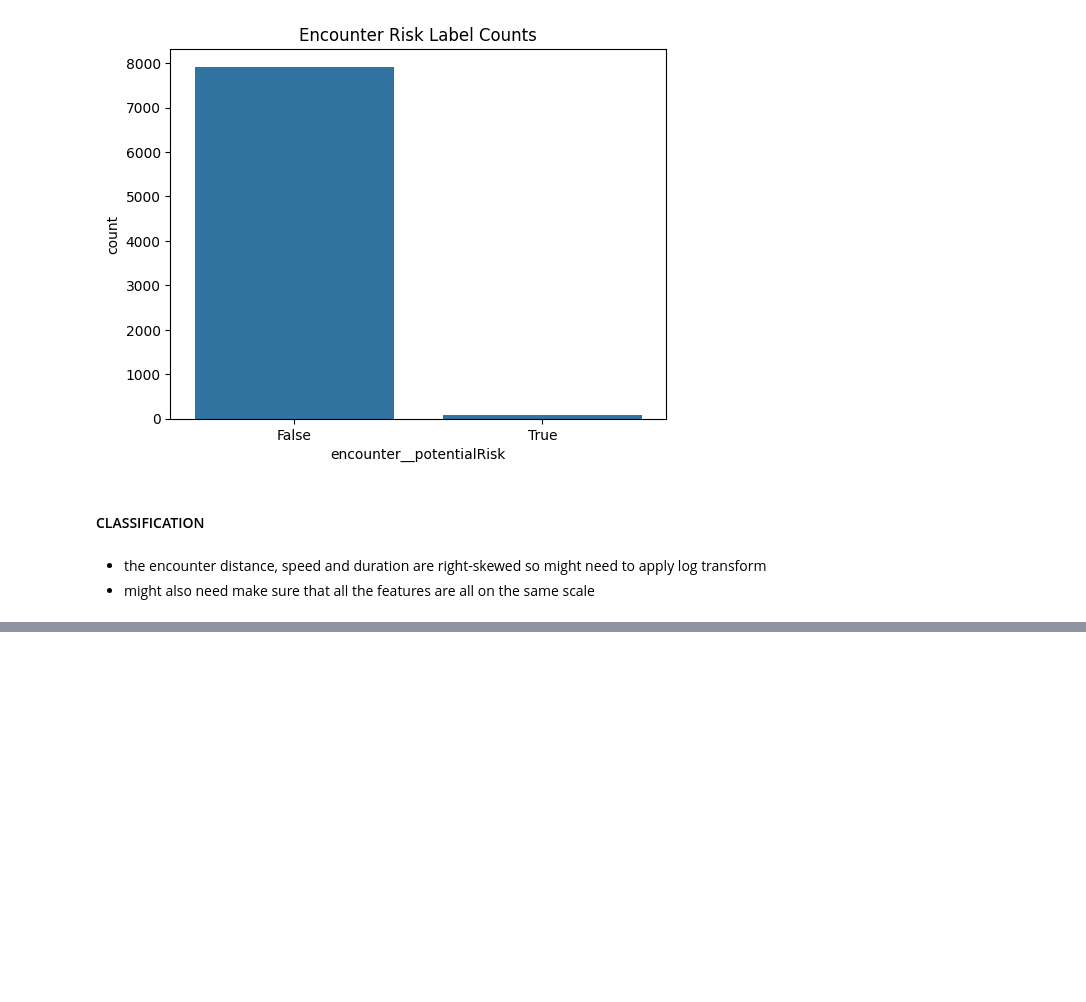
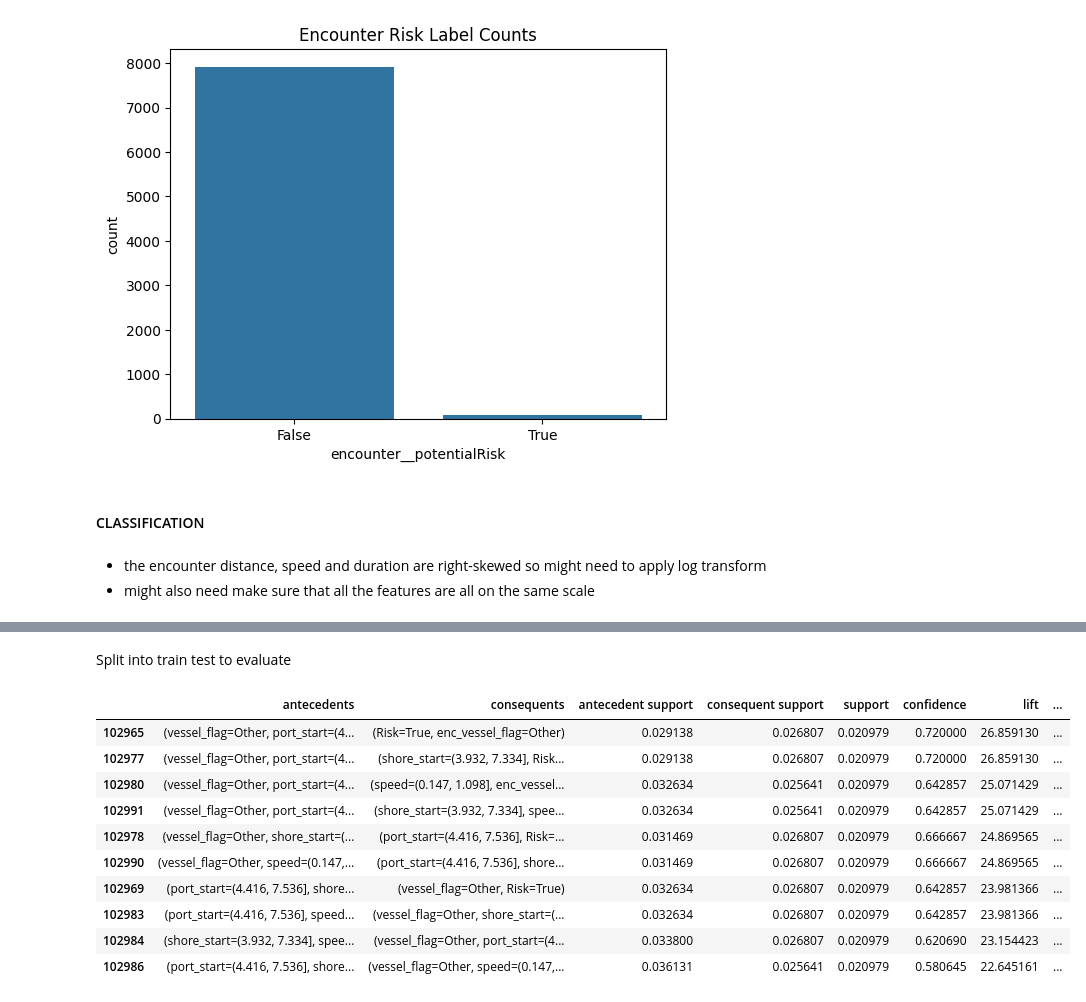
Before and after one commit to zuweii/datamining, a Jupyter notebook: collision.ipynb, the cells around one changed output, grey strips where cells are left out. Saved outputs shown, nothing was run; the diff lists cells and outputs as text; code cells hidden in the pictures; blank space fills up the shorter version.

```diff
--- a/collision.ipynb
+++ b/collision.ipynb
@@ -390,0 +352,54 @@ Saved: collision/association_rules_risk_high.csv
+# %% [markdown]
+Split into train test to evaluate
+# %%
+from sklearn.model_selection import train_test_split
+df_train, df_test = train_test_split(df, test_size=0.3, stratify=df['encounter__potentialRisk'], random_state=42)
+
+# create transactions for train/test using same itemization function
+transactions_train = df_train.apply(row_to_items, axis=1).tolist()
+transactions_test = df_test.apply(row_to_items, axis=1).tolist()
+
+te_train = TransactionEncoder()
+te_train_ary = te_train.fit(transactions_train).transform(transactions_train)
+df_train_trans = pd.DataFrame(te_train_ary, columns=te_train.columns_)
+
+te_test = TransactionEncoder()
+te_test_ary = te_test.fit(transactions_test).transform(transactions_test)  # note: ensure columns alignment is managed
+df_test_trans = pd.DataFrame(te_test_ary, columns=te_test.columns_)
+
+# For a given rule (antecedents -> 'Risk=True'), compute test confidence:
+def test_confidence(rule_antecedents, df_test_trans):
+    # rule_antecedents: frozenset of strings like {'vessel_type=Tanker', 'speed=...'}
+    antecedents = list(rule_antecedents)
+    # if any antecedent not present as column in test, confidence undefined
+    for a in antecedents:
+        if a not in df_test_trans.columns:
+            return np.nan
+    antecedent_mask = df_test_trans[antecedents].all(axis=1)
+    antecedent_count = antecedent_mask.sum()
+    if antecedent_count == 0:
+        return np.nan
+    # check Risk=True column
+    if 'Risk=True' not in df_test_trans.columns:
+        return np.nan
+    both_count = (antecedent_mask & df_test_trans['Risk=True']).sum()
+    return both_count / antecedent_count
+
+# apply to filtered_pruned
+filtered_pruned['test_confidence'] = filtered_pruned['antecedents'].apply(lambda a: test_confidence(a, df_test_trans))
+
+# sort rulws by lift, confidence, test_confidence
+filtered_pruned.sort_values(['lift','confidence','test_confidence'], ascending=[False,False,False]).reset_index(drop=True)
+filtered_pruned.head(10)
+# %% [output]
+|  | antecedents | consequents | antecedent support | consequent support | support | confidence | lift | ... |
+| 102965 | (vessel_flag=Other, port_start=(4... | (Risk=True, enc_vessel_flag=Other) | 0.029138 | 0.026807 | 0.020979 | 0.720000 | 26.859130 | ... |
+| 102977 | (vessel_flag=Other, port_start=(4... | (shore_start=(3.932, 7.334], Risk... | 0.029138 | 0.026807 | 0.020979 | 0.720000 | 26.859130 | ... |
+| 102980 | (vessel_flag=Other, port_start=(4... | (speed=(0.147, 1.098], enc_vessel... | 0.032634 | 0.025641 | 0.020979 | 0.642857 | 25.071429 | ... |
+| 102991 | (vessel_flag=Other, port_start=(4... | (shore_start=(3.932, 7.334], spee... | 0.032634 | 0.025641 | 0.020979 | 0.642857 | 25.071429 | ... |
+| 102978 | (vessel_flag=Other, shore_start=(... | (port_start=(4.416, 7.536], Risk=... | 0.031469 | 0.026807 | 0.020979 | 0.666667 | 24.869565 | ... |
+| 102990 | (vessel_flag=Other, speed=(0.147,... | (port_start=(4.416, 7.536], shore... | 0.031469 | 0.026807 | 0.020979 | 0.666667 | 24.869565 | ... |
+| 102969 | (port_start=(4.416, 7.536], shore... | (vessel_flag=Other, Risk=True) | 0.032634 | 0.026807 | 0.020979 | 0.642857 | 23.981366 | ... |
+| 102983 | (port_start=(4.416, 7.536], speed... | (vessel_flag=Other, shore_start=(... | 0.032634 | 0.026807 | 0.020979 | 0.642857 | 23.981366 | ... |
+| 102984 | (shore_start=(3.932, 7.334], spee... | (vessel_flag=Other, port_start=(4... | 0.033800 | 0.026807 | 0.020979 | 0.620690 | 23.154423 | ... |
+| 102986 | (port_start=(4.416, 7.536], shore... | (vessel_flag=Other, speed=(0.147,... | 0.036131 | 0.025641 | 0.020979 | 0.580645 | 22.645161 | ... |
```
Also changed, not shown: parts of 25 cells of this notebook, 2 other files.
